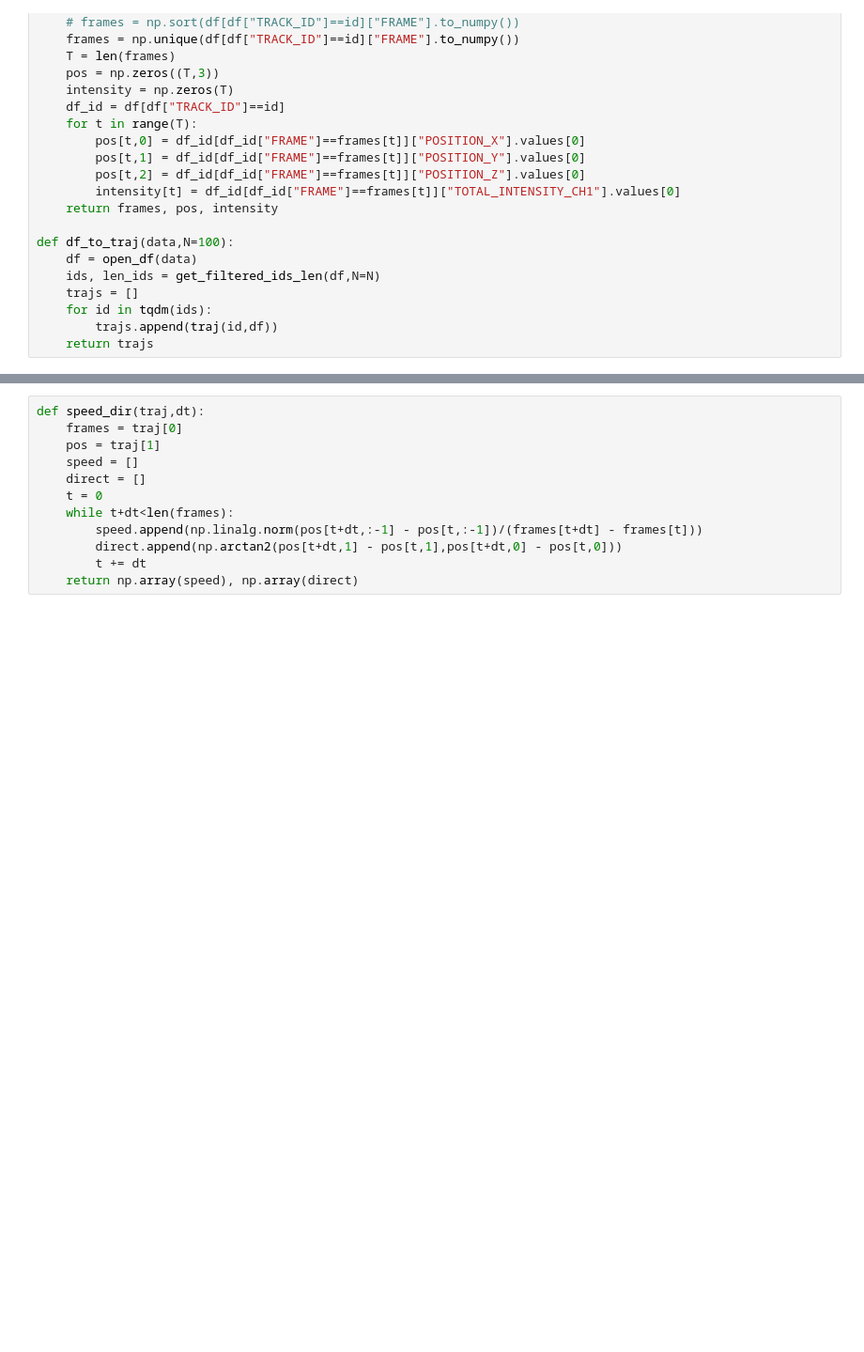
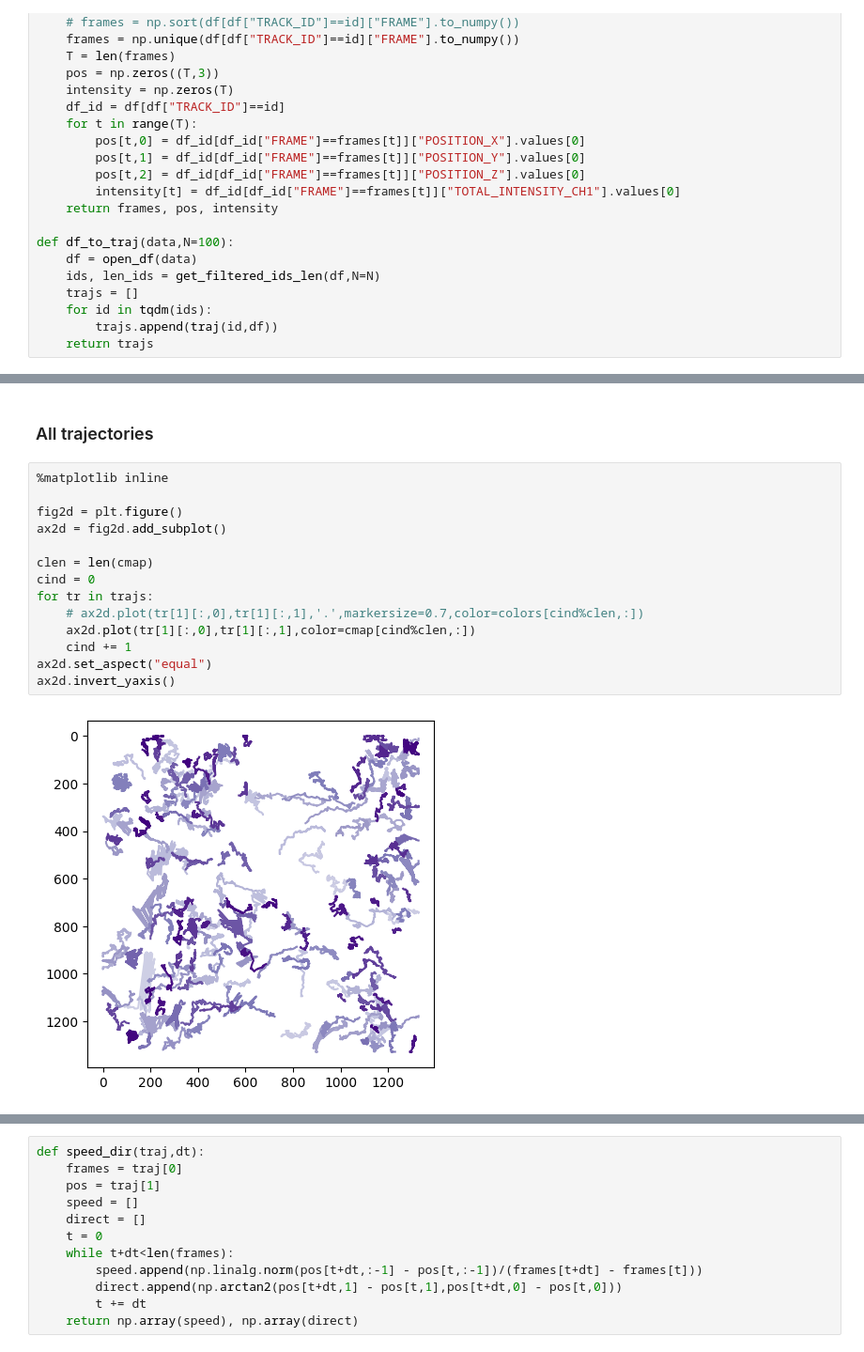
Before and after one commit to SteffenPL/MechanochemicalPatterns.jl, a Jupyter notebook: data_analysis_scripts/df_to_traj.ipynb, the cells around one changed output, grey strips where cells are left out. Shown: that part at 94% size. Saved outputs shown, nothing was run; the diff lists cells and outputs as text; blank space fills up the shorter version.

```diff
--- a/data_analysis_scripts/df_to_traj.ipynb
+++ b/data_analysis_scripts/df_to_traj.ipynb
@@ -95,0 +93,18 @@ ax.set_aspect("equal")
+# %% [markdown]
+### All trajectories
+# %%
+%matplotlib inline
+
+fig2d = plt.figure()
+ax2d = fig2d.add_subplot()
+
+clen = len(cmap)
+cind = 0
+for tr in trajs:
+    # ax2d.plot(tr[1][:,0],tr[1][:,1],'.',markersize=0.7,color=colors[cind%clen,:])
+    ax2d.plot(tr[1][:,0],tr[1][:,1],color=cmap[cind%clen,:])
+    cind += 1
+ax2d.set_aspect("equal")
+ax2d.invert_yaxis()
+# %% [output]
+[figure, added]
```
Also changed, not shown: parts of 23 cells of this notebook, 1 other file.
